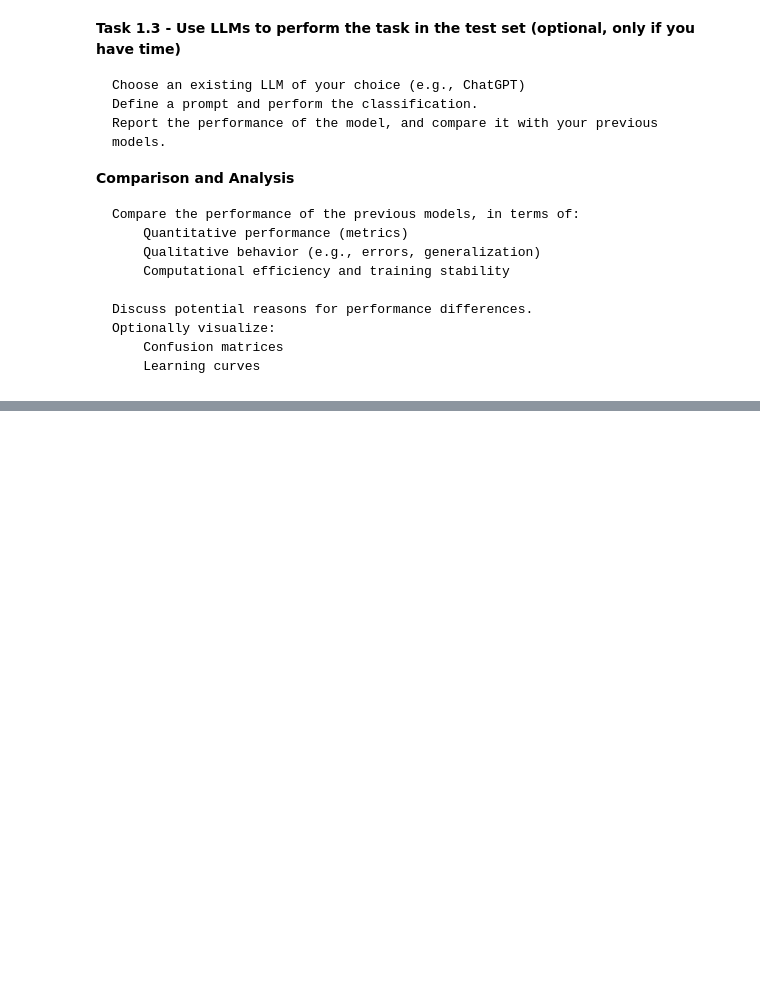
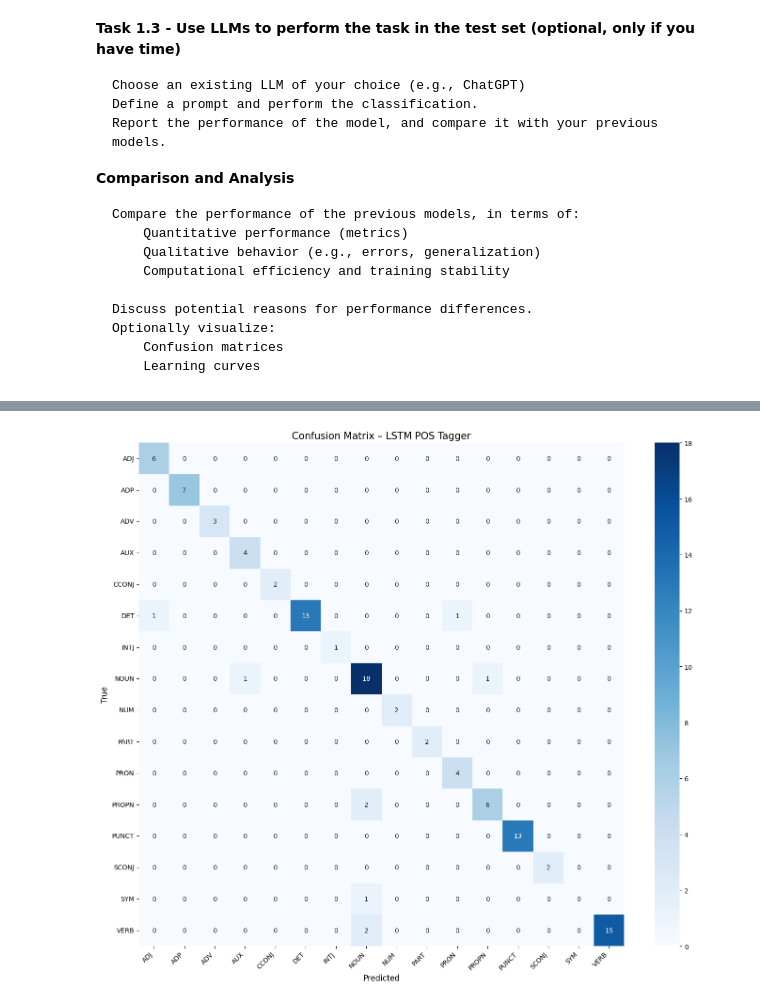
Before and after one commit to RICADINHO/ProjetoAAA, a Jupyter notebook: Part1/Parte1.ipynb, the cells around one changed output, grey strips where cells are left out. Cells and saved outputs as stored; diff of their text form; code cells hidden in the pictures; blank space fills up the shorter version.

Commit message:
Toques finais 1.3 feito
Comparei os 2 modelos

```diff
--- a/Part1/Parte1.ipynb
+++ b/Part1/Parte1.ipynb
@@ -1713,0 +1626,12 @@ plt.show()
+# %%
+# --- CALL the LLM per sentence (recommended) ---
+
+acc_lstm, report_lstm, true_tags_lstm, pred_tags_lstm = evaluate_lstm_model(modellstm, example_loader_lstm, idx2tag, device)
+
+print(f"Accuracy: {100*acc_lstm:.4f}%")
+print(f"Report: \n{report_lstm}")
+
+acc_bert, report_bert, true_tags_bert, pred_tags_bert = evaluate_bert_model(model_bert, example_loader_bert, id2tag_bert)
+
+print(f"Accuracy: {100*acc_bert:.4f}%")
+print(f"Report: \n{report_bert}")
@@ -1713,0 +1656,30 @@ plt.show()
+# %%
+from sklearn.metrics import confusion_matrix
+import seaborn as sns
+import matplotlib.pyplot as plt
+
+# Opcional: excluir tags que não te interessam na visualização
+tags_to_include = sorted(
+    set(true_tags_lstm + pred_tags_lstm) - {"<PAD>", "X", "_"}
+)
+
+cm_lstm = confusion_matrix(true_tags_lstm, pred_tags_lstm, labels=tags_to_include)
+
+plt.figure(figsize=(14, 12))
+sns.heatmap(
+    cm_lstm,
+    annot=True,
+    fmt="d",
+    cmap="Blues",
+    xticklabels=tags_to_include,
+    yticklabels=tags_to_include
+)
+plt.xlabel("Predicted", fontsize=12)
+plt.ylabel("True", fontsize=12)
+plt.title("Confusion Matrix – LSTM POS Tagger", fontsize=15)
+plt.xticks(rotation=45, ha="right")
+plt.yticks(rotation=0)
+plt.tight_layout()
+plt.show()
+# %% [output]
+[figure, added]
```
Also changed, not shown: parts of 20 cells of this notebook.
